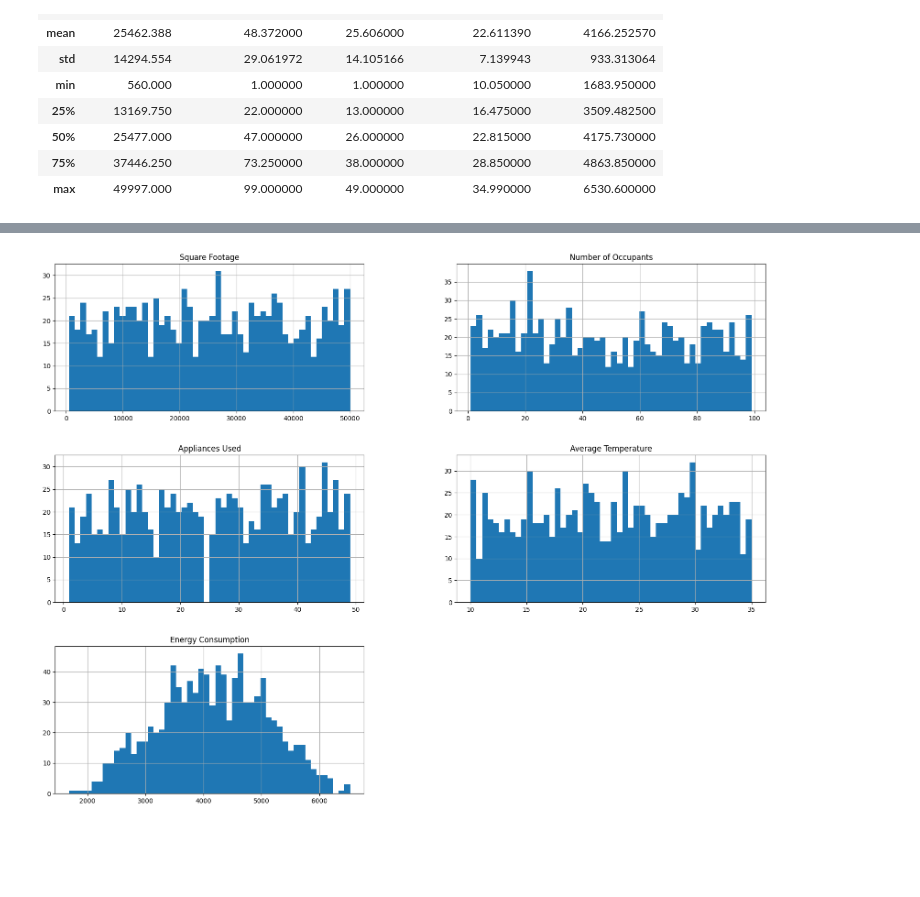
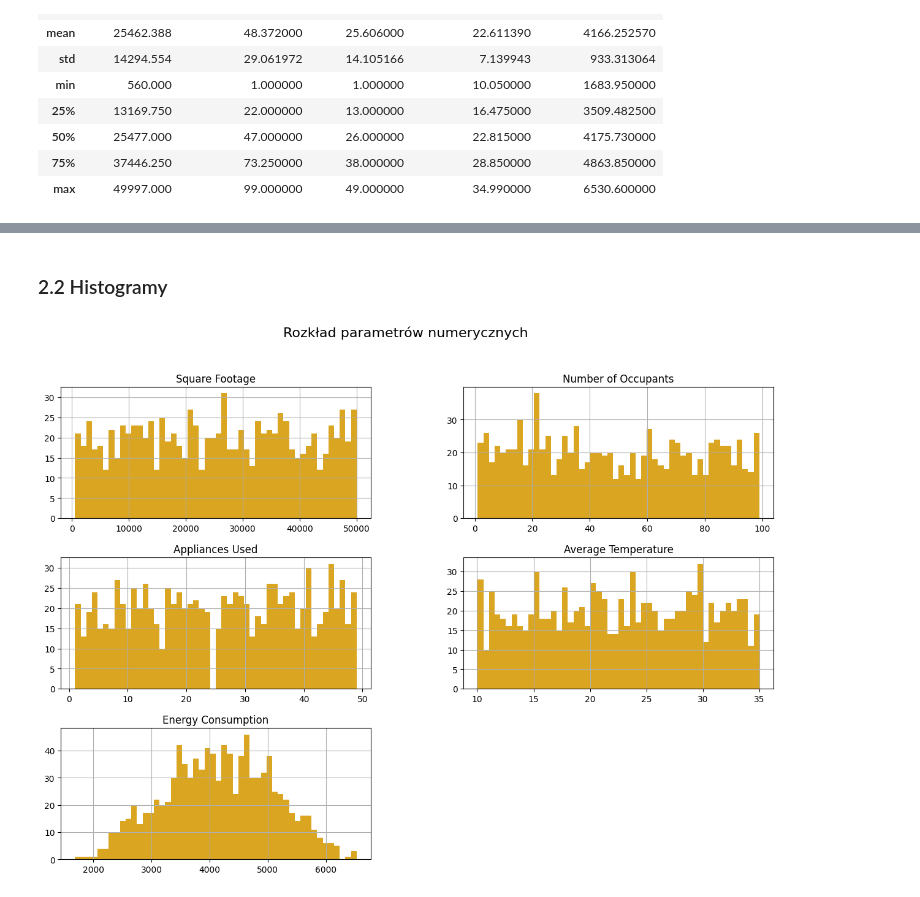
Before and after one commit to nrozylo/projekt_2026, a Jupyter notebook: projekt_energy.ipynb, the cells around one changed output, grey strips where cells are left out. Drawn from its saved outputs; the diff is of its cells as text; code cells hidden in the pictures; blank space fills up the shorter version.

```diff
--- a/projekt_energy.ipynb
+++ b/projekt_energy.ipynb
@@ -12,0 +25,4 @@ energy = load_energy_data()
+# %%
+!wget https://raw.githubusercontent.com/nrozylo/projekt_2026/refs/heads/main/train_energy_data.csv
+energy = pd.read_csv("train_energy_data.csv")
+display(energy.head())
@@ -51,7 +95,9 @@ energy.describe()
+# %% [markdown]
+### 2.2 Histogramy
 # %%
 %matplotlib inline
-import matplotlib.pyplot as plt
-energy.hist(bins=50, figsize=(20,15))
+energy.hist(bins=50, figsize=(15,10), color='goldenrod')
+plt.suptitle("Rozkład parametrów numerycznych", fontsize=16)
 plt.show()
 # %% [output]
-[figure, old version]
+[figure, new version]
```
Also changed, not shown: parts of 41 cells of this notebook.
